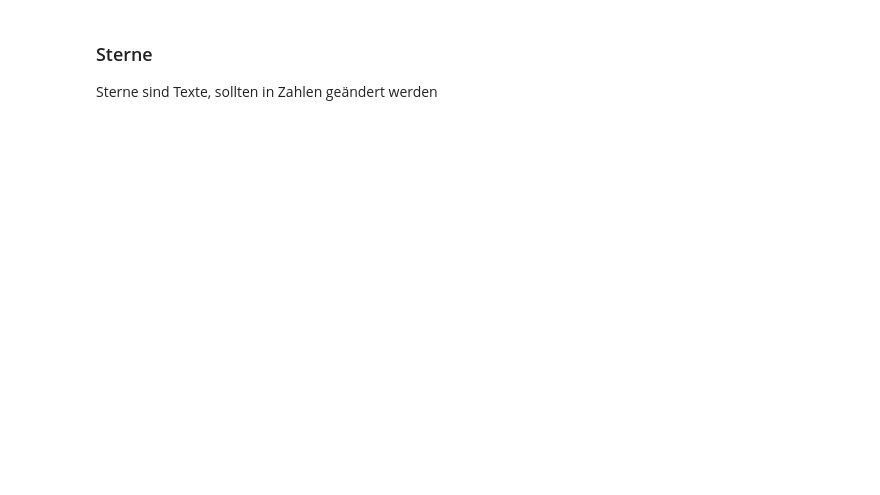
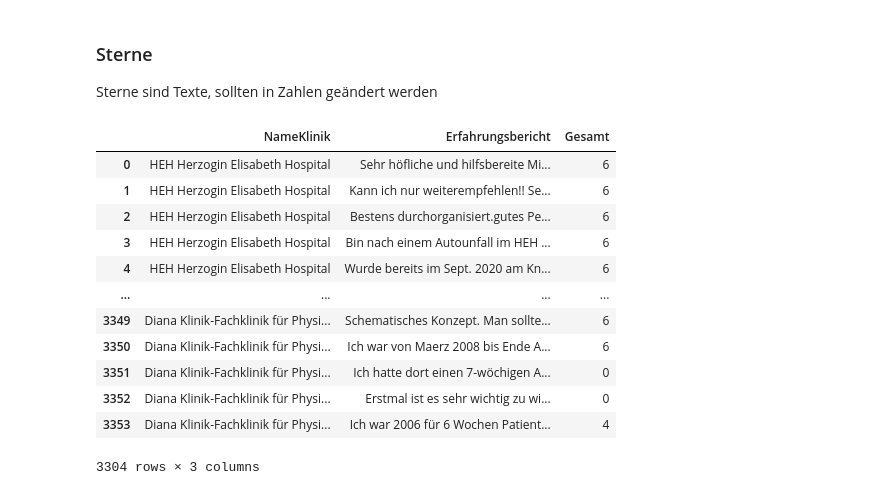
Before and after one commit to yigitbun/Finishing_Project, a Jupyter notebook: KB_Sentiment_Analyse/KB_Reinigung.ipynb, the cells around one changed output. Cells and saved outputs as stored; diff of their text form; code cells hidden in the pictures; blank space fills up the shorter version.

```diff
--- a/KB_Sentiment_Analyse/KB_Reinigung.ipynb
+++ b/KB_Sentiment_Analyse/KB_Reinigung.ipynb
@@ -29,0 +110,16 @@ Sterne sind Texte, sollten in Zahlen geändert werden
+# %%
+df[['NameKlinik', 'Erfahrungsbericht', 'Gesamt']]
+# %% [output]
+|  | NameKlinik | Erfahrungsbericht | Gesamt |
+| 0 | HEH Herzogin Elisabeth Hospital | Sehr höfliche und hilfsbereite Mi... | 6 |
+| 1 | HEH Herzogin Elisabeth Hospital | Kann ich nur weiterempfehlen!! Se... | 6 |
+| 2 | HEH Herzogin Elisabeth Hospital | Bestens durchorganisiert.gutes Pe... | 6 |
+| 3 | HEH Herzogin Elisabeth Hospital | Bin nach einem Autounfall im HEH ... | 6 |
+| 4 | HEH Herzogin Elisabeth Hospital | Wurde bereits im Sept. 2020 am Kn... | 6 |
+| ... | ... | ... | ... |
+| 3349 | Diana Klinik-Fachklinik für Physi... | Schematisches Konzept. Man sollte... | 6 |
+| 3350 | Diana Klinik-Fachklinik für Physi... | Ich war von Maerz 2008 bis Ende A... | 6 |
+| 3351 | Diana Klinik-Fachklinik für Physi... | Ich hatte dort einen 7-wöchigen A... | 0 |
+| 3352 | Diana Klinik-Fachklinik für Physi... | Erstmal ist es sehr wichtig zu wi... | 0 |
+| 3353 | Diana Klinik-Fachklinik für Physi... | Ich war 2006 für 6 Wochen Patient... | 4 |
+3304 rows × 3 columns
```
Also changed, not shown: parts of 17 cells of this notebook.
